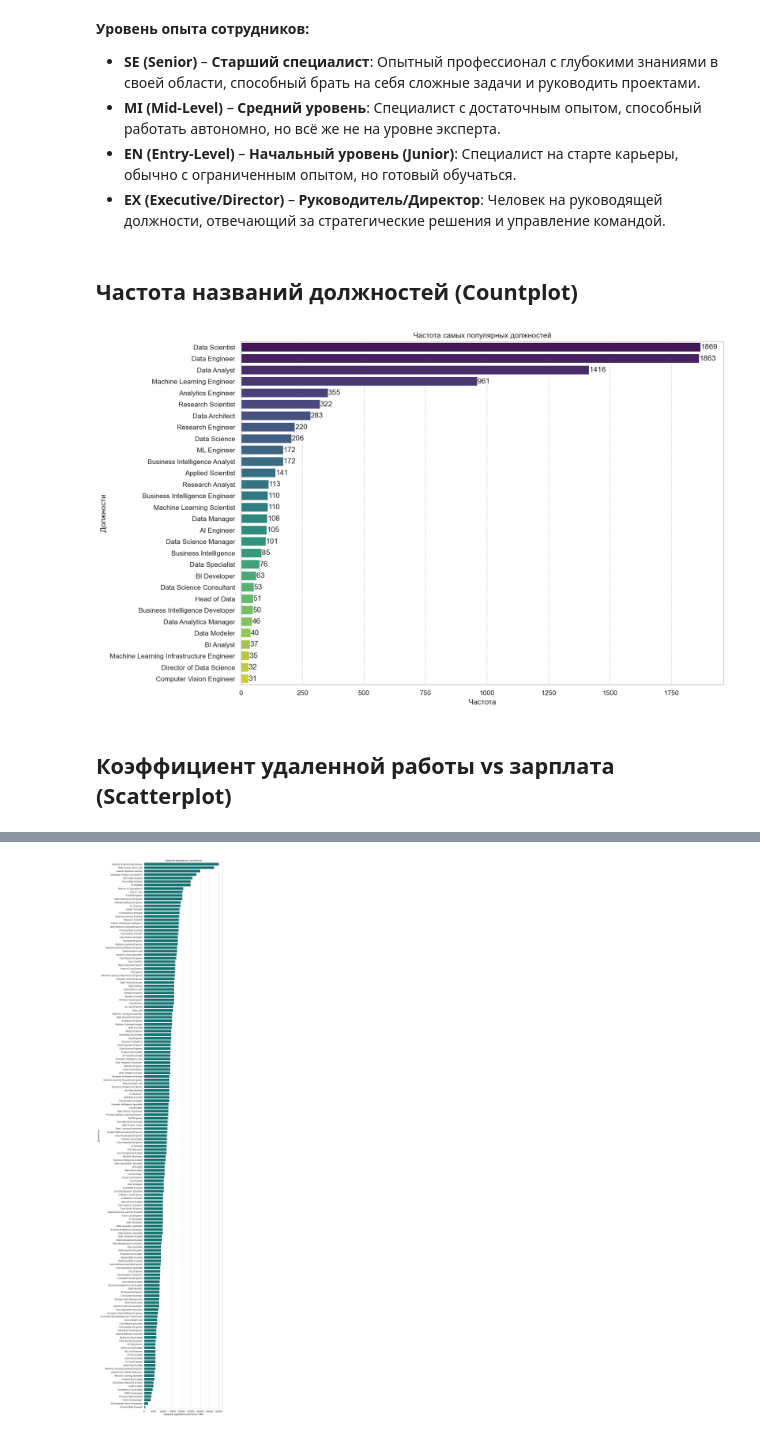
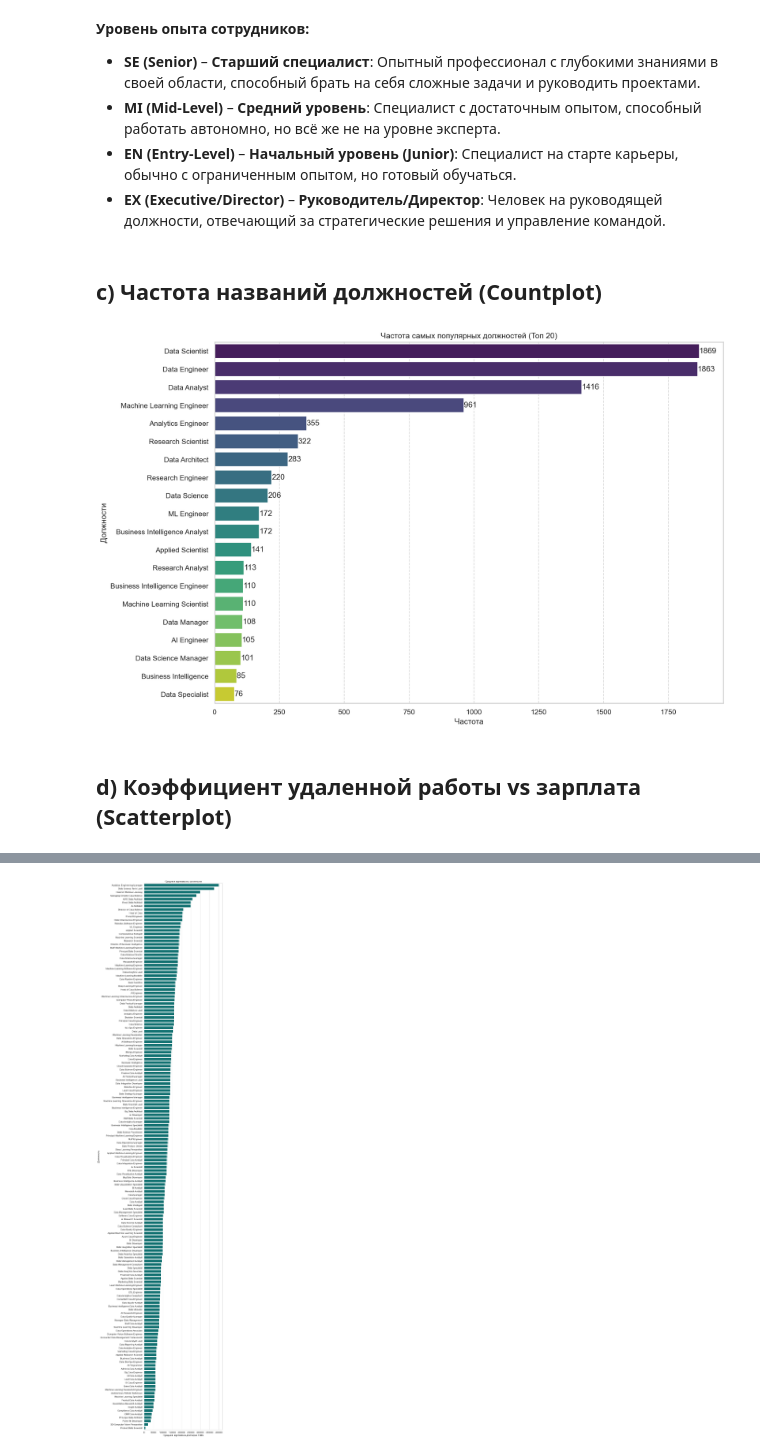
Before and after one commit to behzod33/ds_basic_final, a Jupyter notebook: ds_basic_final.ipynb, the cells around one changed output, grey strips where cells are left out. Saved outputs shown, nothing was run; the diff lists cells and outputs as text; code cells hidden in the pictures.

```diff
--- a/ds_basic_final.ipynb
+++ b/ds_basic_final.ipynb
@@ -265,23 +232,24 @@ plt.show()
 - **EN (Entry-Level)** – **Начальный уровень (Junior)**: Специалист на старте карьеры, обычно с ограниченным опытом, но готовый обучаться.
 - **EX (Executive/Director)** – **Руководитель/Директор**: Человек на руководящей должности, отвечающий за стратегические решения и управление командой.
 # %% [markdown]
-## Частота названий должностей (Countplot)
+## c) Частота названий должностей (Countplot)
 # %%
 plt.figure(figsize=(14, 10), dpi=150)
 
-top_job_titles = df["job_title"].value_counts().nlargest(30)
+top_job_titles = df["job_title"].value_counts().nlargest(20)
 
 sns.barplot(y=top_job_titles.index, x=top_job_titles.values, palette="viridis")
-plt.title("Частота самых популярных должностей")
+plt.title("Частота самых популярных должностей (Топ 20)")
 plt.xlabel("Частота")
 plt.ylabel("Должности")
 
 for index, value in enumerate(top_job_titles):
     plt.text(value, index, str(value), va="center")
 
 plt.grid(axis="x", linestyle="--", alpha=0.7)
+plt.savefig("plots/Частота_самых_популярных_должностей.png", dpi=300, bbox_inches='tight')
 plt.show()
 # %% [output]
-[figure, old version]
+[figure, new version]
 # %% [markdown]
-## Коэффициент удаленной работы vs зарплата (Scatterplot)
+## d) Коэффициент удаленной работы vs зарплата (Scatterplot)
```
Also changed, not shown: parts of 67 cells of this notebook, 6 other files.
